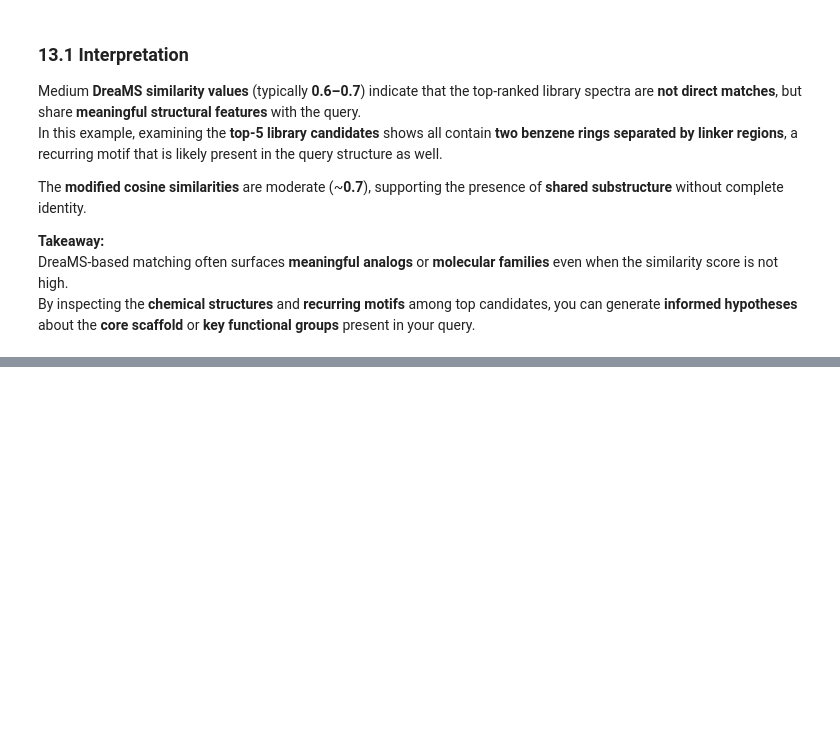
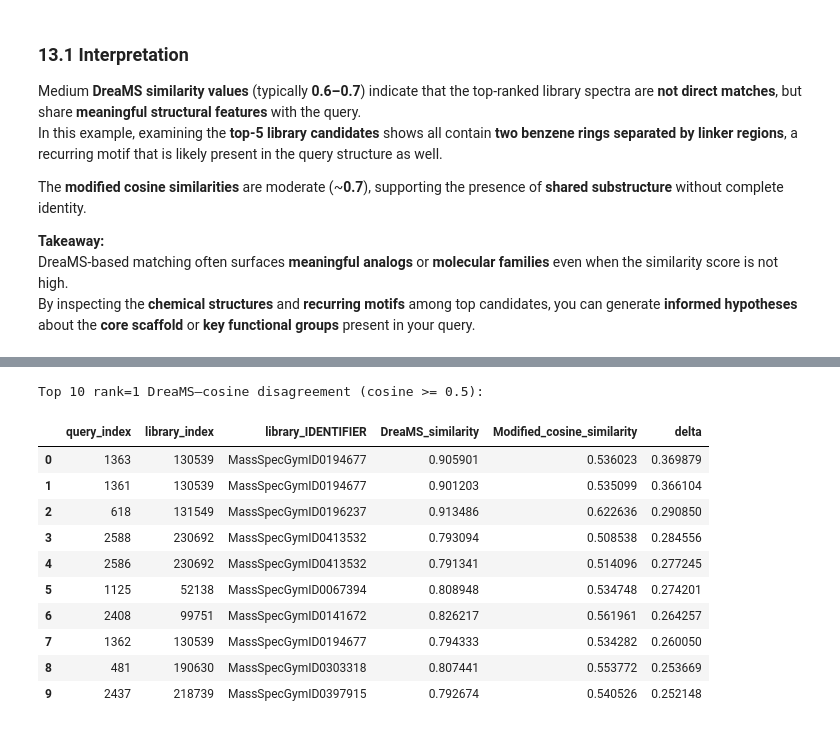
Before and after one commit to pluskal-lab/DreaMS_MIMB, a Jupyter notebook: notebooks/3_library_matching.ipynb, the cells around one changed output, grey strips where cells are left out. Saved outputs shown, nothing was run; the diff lists cells and outputs as text; code cells hidden in the pictures; blank space fills up the shorter version.

```diff
--- a/notebooks/3_library_matching.ipynb
+++ b/notebooks/3_library_matching.ipynb
@@ -511,0 +524,29 @@ By inspecting the **chemical structures** and **recurring motifs** among top can
+# %%
+# Keep only rank-1 hits
+df1 = df_matches[df_matches["rank"] == 1].copy()
+df1 = df1.dropna(subset=["DreaMS_similarity", "Modified_cosine_similarity"])
+df1["delta"] = df1["DreaMS_similarity"] - df1["Modified_cosine_similarity"]
+# Filter: cosine >= 0.5
+df1 = df1[df1["Modified_cosine_similarity"] >= 0.5]
+
+# Sort by disagreement and take top 10
+top10_disagree = df1.sort_values("delta", ascending=False).head(10).reset_index(drop=True)
+
+print("Top 10 rank=1 DreaMS–cosine disagreement (cosine >= 0.5):")
+display(top10_disagree[[
+    "query_index", "library_index", "library_IDENTIFIER",
+    "DreaMS_similarity", "Modified_cosine_similarity", "delta"
+]])
+# %% [output]
+Top 10 rank=1 DreaMS–cosine disagreement (cosine >= 0.5):
+|  | query_index | library_index | library_IDENTIFIER | DreaMS_similarity | Modified_cosine_similarity | delta |
+| 0 | 1363 | 130539 | MassSpecGymID0194677 | 0.905901 | 0.536023 | 0.369879 |
+| 1 | 1361 | 130539 | MassSpecGymID0194677 | 0.901203 | 0.535099 | 0.366104 |
+| 2 | 618 | 131549 | MassSpecGymID0196237 | 0.913486 | 0.622636 | 0.290850 |
+| 3 | 2588 | 230692 | MassSpecGymID0413532 | 0.793094 | 0.508538 | 0.284556 |
+| 4 | 2586 | 230692 | MassSpecGymID0413532 | 0.791341 | 0.514096 | 0.277245 |
+| 5 | 1125 | 52138 | MassSpecGymID0067394 | 0.808948 | 0.534748 | 0.274201 |
+| 6 | 2408 | 99751 | MassSpecGymID0141672 | 0.826217 | 0.561961 | 0.264257 |
+| 7 | 1362 | 130539 | MassSpecGymID0194677 | 0.794333 | 0.534282 | 0.260050 |
+| 8 | 481 | 190630 | MassSpecGymID0303318 | 0.807441 | 0.553772 | 0.253669 |
+| 9 | 2437 | 218739 | MassSpecGymID0397915 | 0.792674 | 0.540526 | 0.252148 |
```
Also changed, not shown: parts of 4 cells of this notebook.
